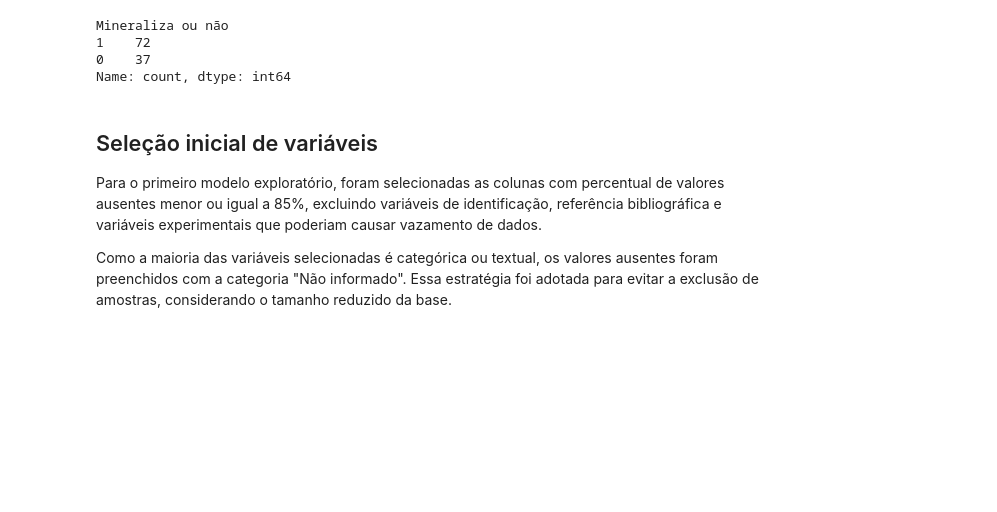
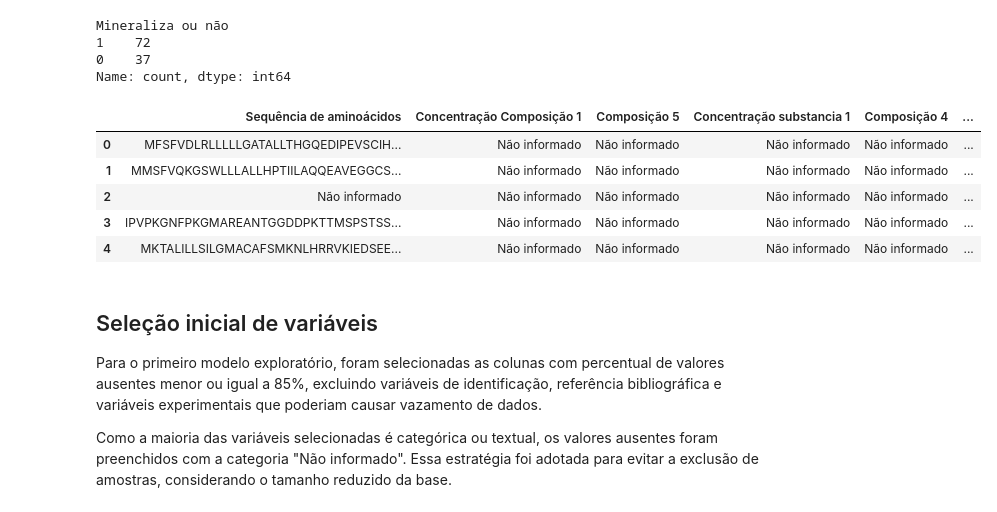
Before and after one commit to pablocosme/Projeto_Residuos_Dentarios_IA, a Jupyter notebook: eda.ipynb, the cells around one changed output. Saved outputs shown, nothing was run; the diff lists cells and outputs as text; code cells hidden in the pictures; blank space fills up the shorter version.

```diff
--- a/eda.ipynb
+++ b/eda.ipynb
@@ -325,6 +325,15 @@ Mineraliza ou não
 1    72
 0    37
 Name: count, dtype: int64
+# %%
+df_modelo.head()
+# %% [output]
+|  | Sequência de aminoácidos | Concentração Composição 1 | Composição 5 | Concentração substancia 1 | Composição 4 | ... |
+| 0 | MFSFVDLRLLLLLGATALLTHGQEDIPEVSCIH... | Não informado | Não informado | Não informado | Não informado | ... |
+| 1 | MMSFVQKGSWLLLALLHPTIILAQQEAVEGGCS... | Não informado | Não informado | Não informado | Não informado | ... |
+| 2 | Não informado | Não informado | Não informado | Não informado | Não informado | ... |
+| 3 | IPVPKGNFPKGMAREANTGGDDPKTTMSPSTSS... | Não informado | Não informado | Não informado | Não informado | ... |
+| 4 | MKTALILLSILGMACAFSMKNLHRRVKIEDSEE... | Não informado | Não informado | Não informado | Não informado | ... |
 # %% [markdown]
 ## Seleção inicial de variáveis
 
```
Also changed, not shown: parts of 14 cells of this notebook.
